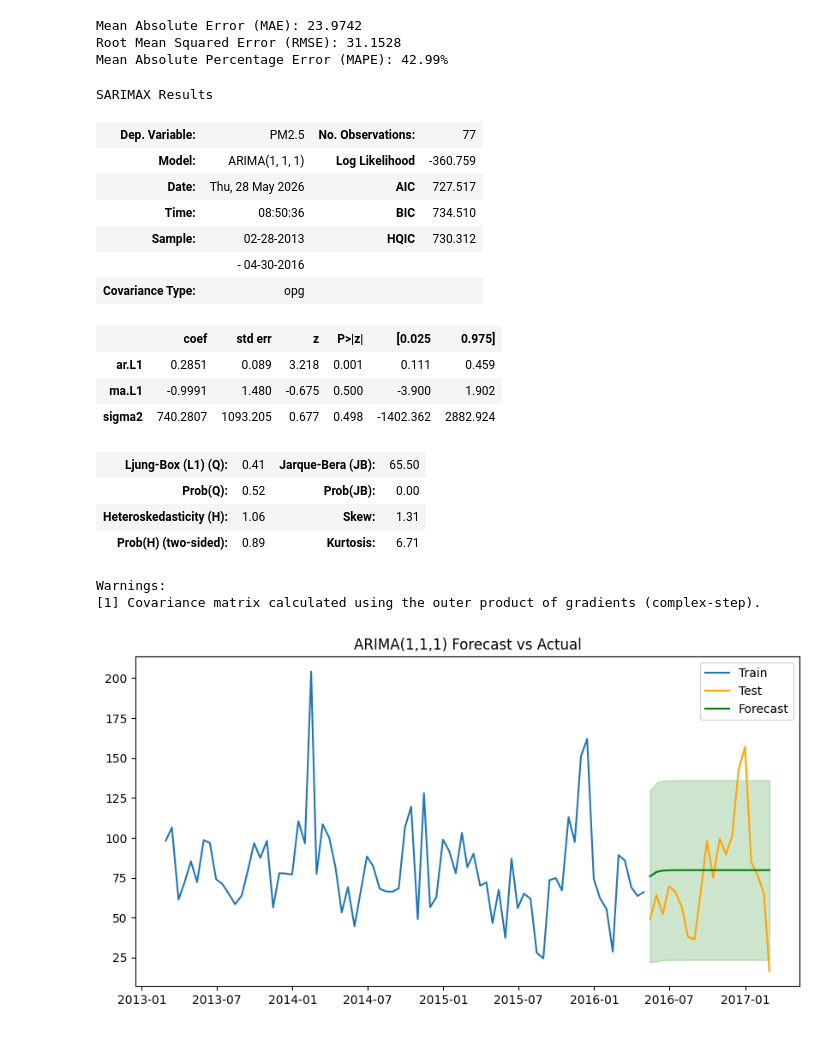
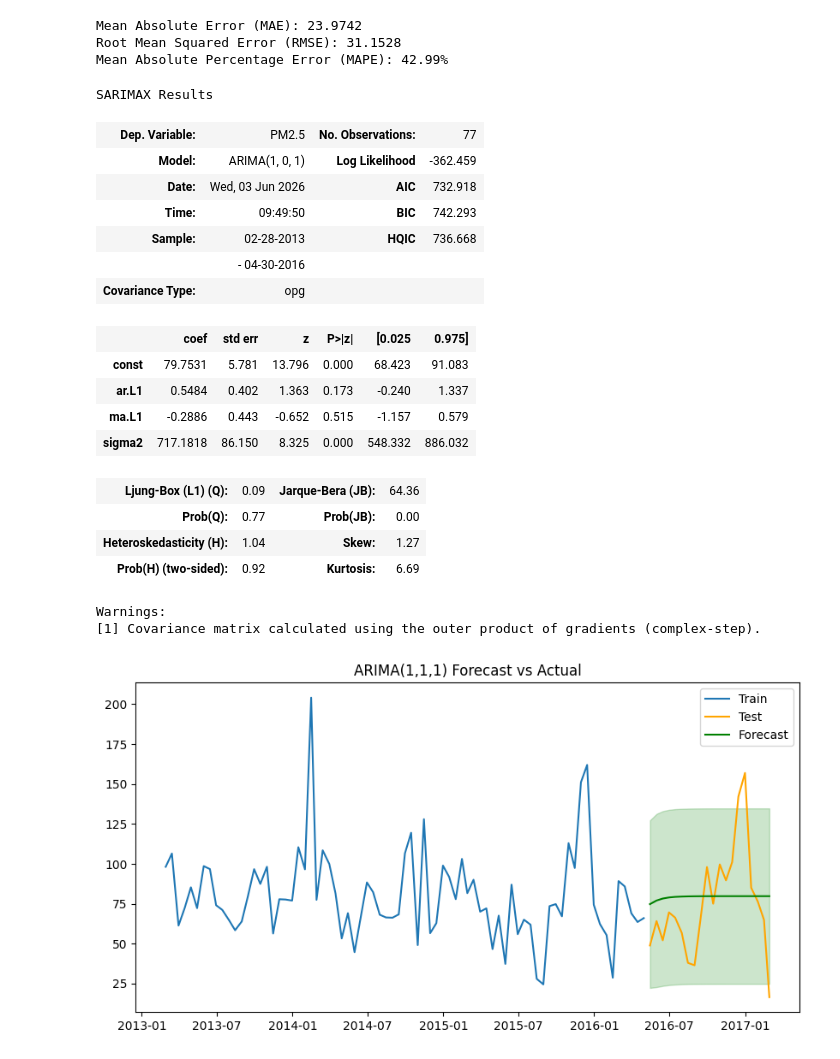
Before and after one commit to victorouma1/Machine-Learning-2, a Jupyter notebook: Week 3 Project.ipynb, the cells around one changed output. Drawn from its saved outputs; the diff is of its cells as text; code cells hidden in the pictures.

```diff
--- a/Week 3 Project.ipynb
+++ b/Week 3 Project.ipynb
@@ -373,26 +375,27 @@ Mean Absolute Error (MAE): 23.9742
 Root Mean Squared Error (RMSE): 31.1528
 Mean Absolute Percentage Error (MAPE): 42.99%
 # %%
-model_arima = ARIMA(df_train['PM2.5'], order=(1,1,1))
+model_arima = ARIMA(df_train['PM2.5'], order=(1,0,1))
 results_arima = model_arima.fit()
 results_arima.summary()
 # %% [output]
 SARIMAX Results
 | Dep. Variable: | PM2.5 | No. Observations: | 77 |
-| Model: | ARIMA(1, 1, 1) | Log Likelihood | -360.759 |
-| Date: | Thu, 28 May 2026 | AIC | 727.517 |
-| Time: | 08:50:36 | BIC | 734.510 |
-| Sample: | 02-28-2013 | HQIC | 730.312 |
+| Model: | ARIMA(1, 0, 1) | Log Likelihood | -362.459 |
+| Date: | Wed, 03 Jun 2026 | AIC | 732.918 |
+| Time: | 09:49:50 | BIC | 742.293 |
+| Sample: | 02-28-2013 | HQIC | 736.668 |
 |  | - 04-30-2016 |  |  |
 | Covariance Type: | opg |  |  |
 |  | coef | std err | z | P>|z| | [0.025 | 0.975] |
-| ar.L1 | 0.2851 | 0.089 | 3.218 | 0.001 | 0.111 | 0.459 |
-| ma.L1 | -0.9991 | 1.480 | -0.675 | 0.500 | -3.900 | 1.902 |
-| sigma2 | 740.2807 | 1093.205 | 0.677 | 0.498 | -1402.362 | 2882.924 |
+| const | 79.7531 | 5.781 | 13.796 | 0.000 | 68.423 | 91.083 |
+| ar.L1 | 0.5484 | 0.402 | 1.363 | 0.173 | -0.240 | 1.337 |
+| ma.L1 | -0.2886 | 0.443 | -0.652 | 0.515 | -1.157 | 0.579 |
+| sigma2 | 717.1818 | 86.150 | 8.325 | 0.000 | 548.332 | 886.032 |
-| Ljung-Box (L1) (Q): | 0.41 | Jarque-Bera (JB): | 65.50 |
-| Prob(Q): | 0.52 | Prob(JB): | 0.00 |
-| Heteroskedasticity (H): | 1.06 | Skew: | 1.31 |
-| Prob(H) (two-sided): | 0.89 | Kurtosis: | 6.71 |
+| Ljung-Box (L1) (Q): | 0.09 | Jarque-Bera (JB): | 64.36 |
+| Prob(Q): | 0.77 | Prob(JB): | 0.00 |
+| Heteroskedasticity (H): | 1.04 | Skew: | 1.27 |
+| Prob(H) (two-sided): | 0.92 | Kurtosis: | 6.69 |
 Warnings:
 [1] Covariance matrix calculated using the outer product of gradients (complex-step).
 # %%
```
Also changed, not shown: parts of 6 cells of this notebook, 7 other files.
